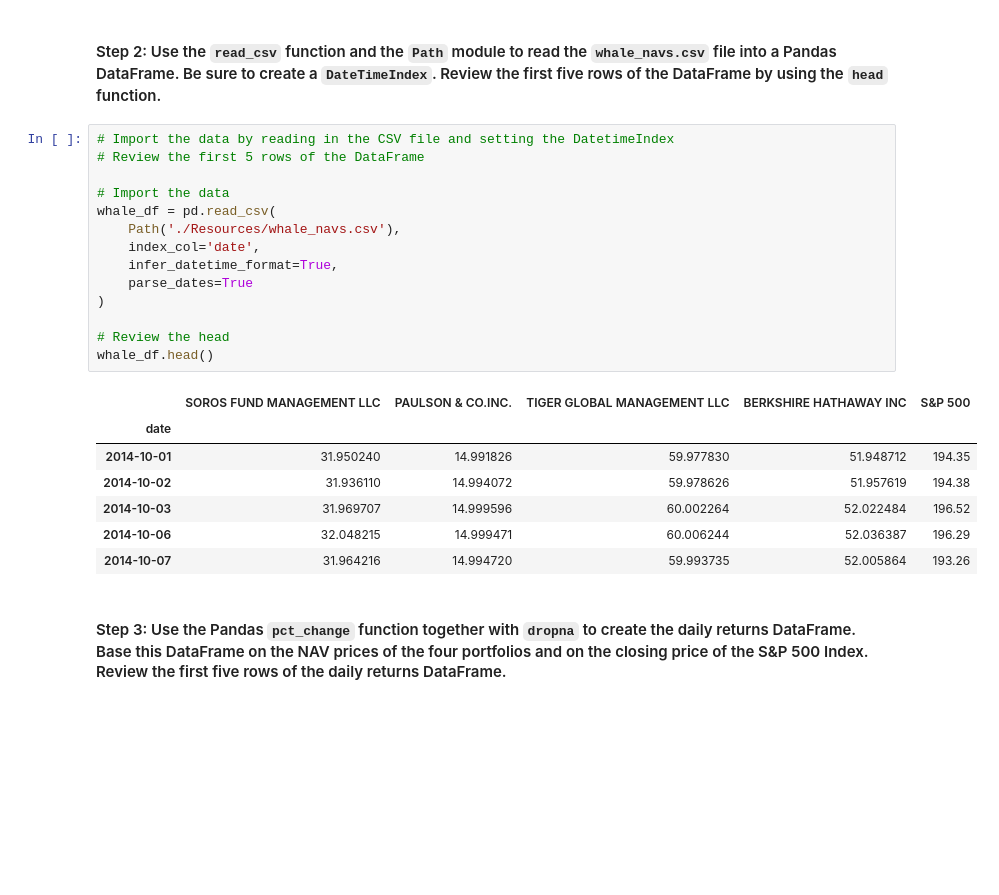
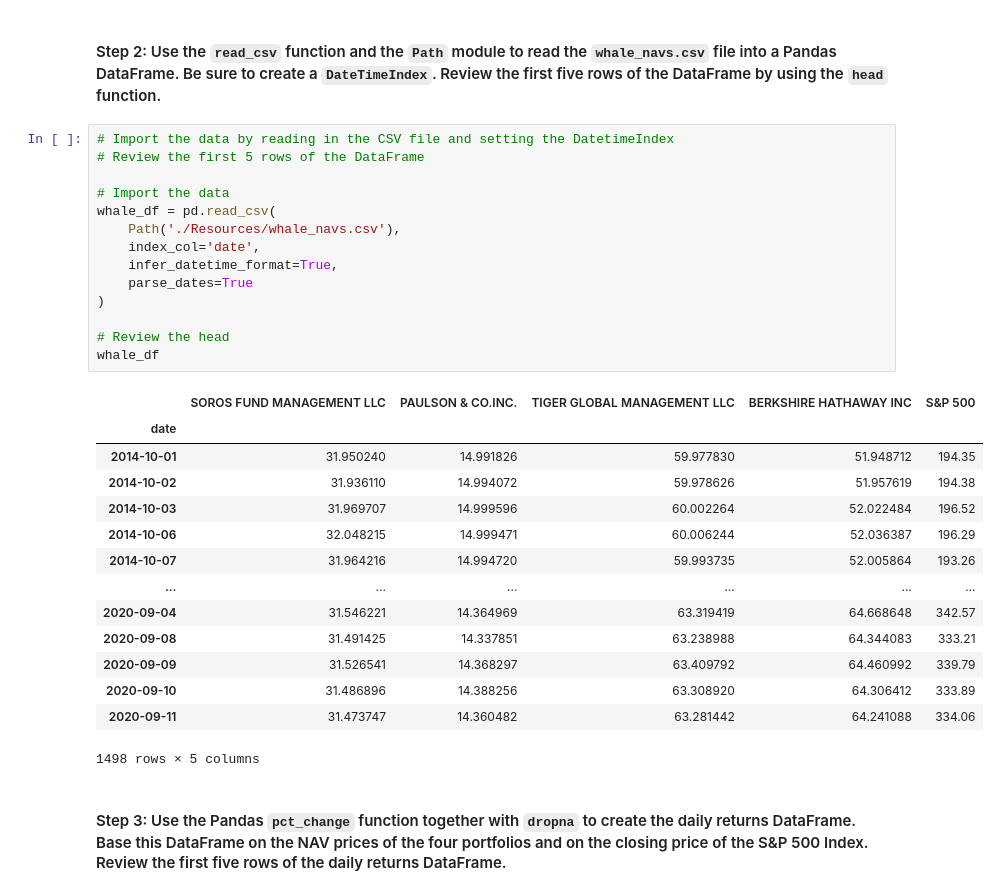
Before and after one commit to n8patterson/portfolio_risk_analysis, a Jupyter notebook: risk_return_analysis.ipynb, the cells around one changed output. Cells and saved outputs as stored; diff of their text form; blank space fills up the shorter version.

```diff
--- a/risk_return_analysis.ipynb
+++ b/risk_return_analysis.ipynb
@@ -108,25 +108,32 @@ from pathlib import Path
 # %%
 # Import the data by reading in the CSV file and setting the DatetimeIndex
 # Review the first 5 rows of the DataFrame
 
 # Import the data
 whale_df = pd.read_csv(
     Path('./Resources/whale_navs.csv'),
     index_col='date',
     infer_datetime_format=True,
     parse_dates=True
 )
 
 # Review the head
-whale_df.head()
+whale_df
 # %% [output]
 |  | SOROS FUND MANAGEMENT LLC | PAULSON & CO.INC. | TIGER GLOBAL MANAGEMENT LLC | BERKSHIRE HATHAWAY INC | S&P 500 |
 | date |  |  |  |  |  |
 | 2014-10-01 | 31.950240 | 14.991826 | 59.977830 | 51.948712 | 194.35 |
 | 2014-10-02 | 31.936110 | 14.994072 | 59.978626 | 51.957619 | 194.38 |
 | 2014-10-03 | 31.969707 | 14.999596 | 60.002264 | 52.022484 | 196.52 |
 | 2014-10-06 | 32.048215 | 14.999471 | 60.006244 | 52.036387 | 196.29 |
 | 2014-10-07 | 31.964216 | 14.994720 | 59.993735 | 52.005864 | 193.26 |
+| ... | ... | ... | ... | ... | ... |
+| 2020-09-04 | 31.546221 | 14.364969 | 63.319419 | 64.668648 | 342.57 |
+| 2020-09-08 | 31.491425 | 14.337851 | 63.238988 | 64.344083 | 333.21 |
+| 2020-09-09 | 31.526541 | 14.368297 | 63.409792 | 64.460992 | 339.79 |
+| 2020-09-10 | 31.486896 | 14.388256 | 63.308920 | 64.306412 | 333.89 |
+| 2020-09-11 | 31.473747 | 14.360482 | 63.281442 | 64.241088 | 334.06 |
+1498 rows × 5 columns
 # %% [markdown]
 #### Step 3: Use the Pandas `pct_change` function together with `dropna` to create the daily returns DataFrame. Base this DataFrame on the NAV prices of the four portfolios and on the closing price of the S&P 500 Index. Review the first five rows of the daily returns DataFrame.
 # %%
```
Also changed, not shown: parts of 13 cells of this notebook.
